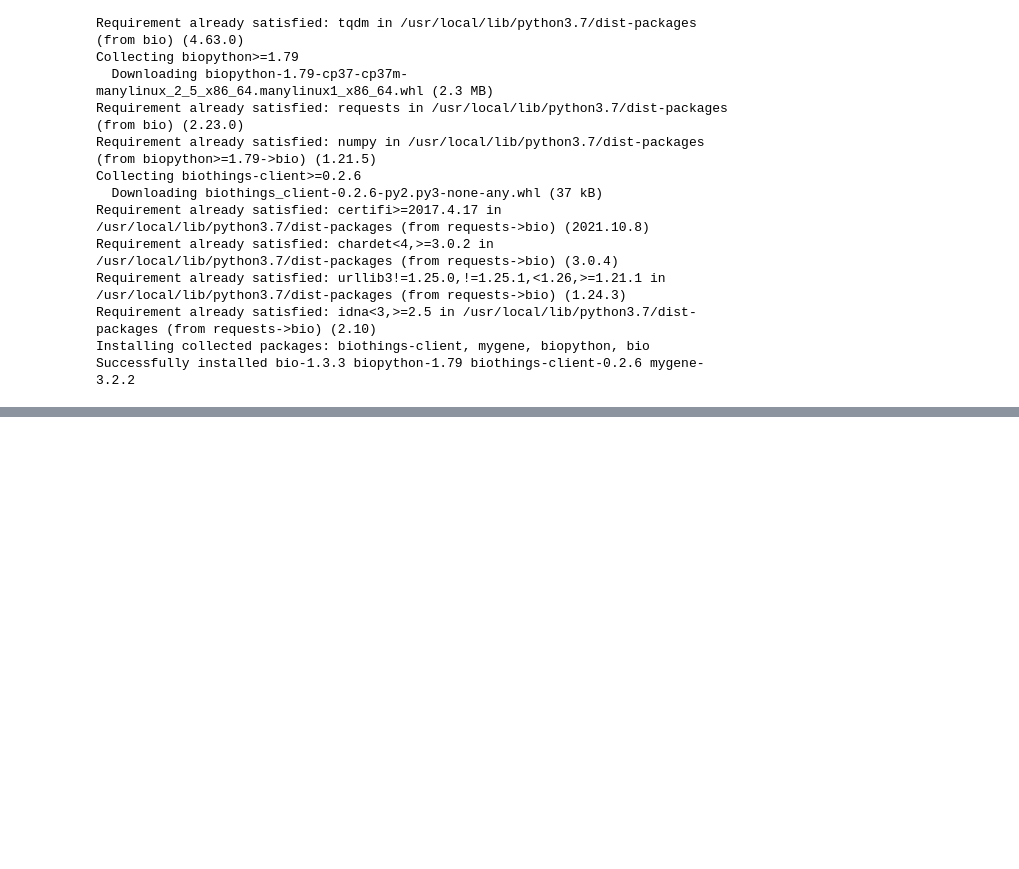
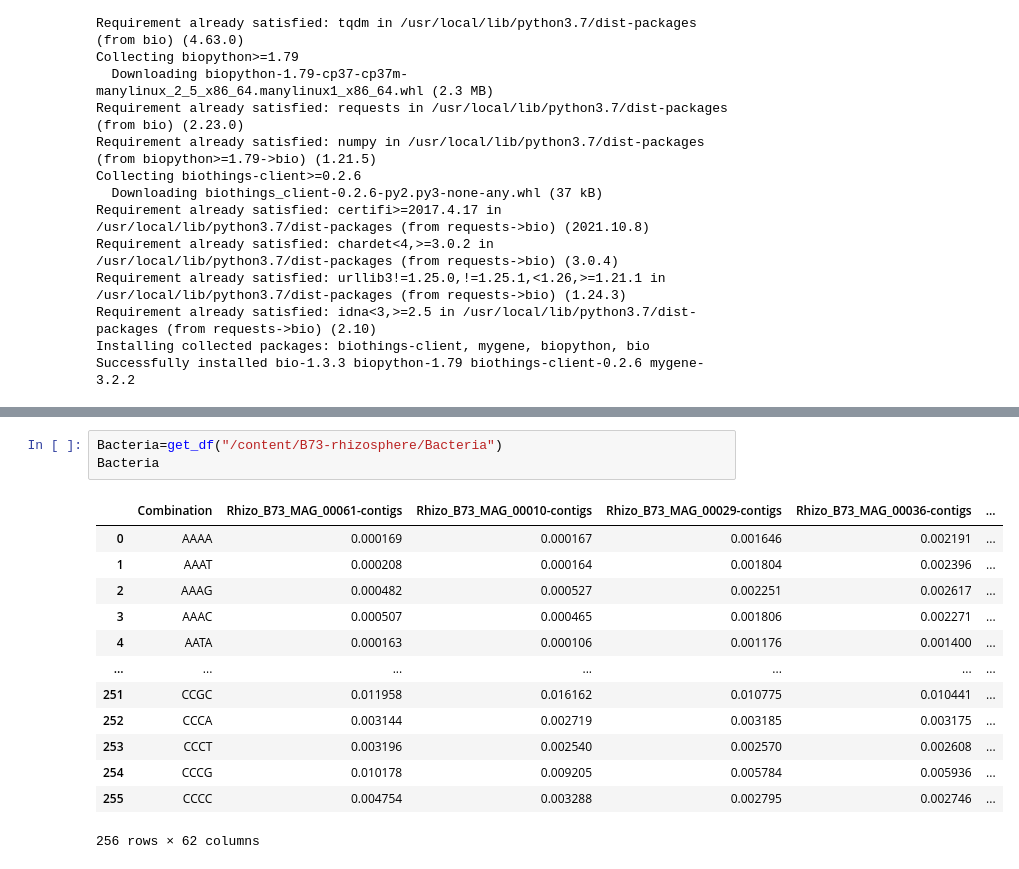
Before and after one commit to pyadav06/VirusHost, a Jupyter notebook: Tetranucleotide.ipynb, the cells around one changed output, grey strips where cells are left out. Saved outputs shown, nothing was run; the diff lists cells and outputs as text; blank space fills up the shorter version.

```diff
--- a/Tetranucleotide.ipynb
+++ b/Tetranucleotide.ipynb
@@ -105,0 +82,17 @@ Requirement already satisfied: idna<3,>=2.5 in /usr/local/lib/python3.7/dist-pac
+# %%
+Bacteria=get_df("/content/B73-rhizosphere/Bacteria")
+Bacteria
+# %% [output]
+|  | Combination | Rhizo_B73_MAG_00061-contigs | Rhizo_B73_MAG_00010-contigs | Rhizo_B73_MAG_00029-contigs | Rhizo_B73_MAG_00036-contigs | ... |
+| 0 | AAAA | 0.000169 | 0.000167 | 0.001646 | 0.002191 | ... |
+| 1 | AAAT | 0.000208 | 0.000164 | 0.001804 | 0.002396 | ... |
+| 2 | AAAG | 0.000482 | 0.000527 | 0.002251 | 0.002617 | ... |
+| 3 | AAAC | 0.000507 | 0.000465 | 0.001806 | 0.002271 | ... |
+| 4 | AATA | 0.000163 | 0.000106 | 0.001176 | 0.001400 | ... |
+| ... | ... | ... | ... | ... | ... | ... |
+| 251 | CCGC | 0.011958 | 0.016162 | 0.010775 | 0.010441 | ... |
+| 252 | CCCA | 0.003144 | 0.002719 | 0.003185 | 0.003175 | ... |
+| 253 | CCCT | 0.003196 | 0.002540 | 0.002570 | 0.002608 | ... |
+| 254 | CCCG | 0.010178 | 0.009205 | 0.005784 | 0.005936 | ... |
+| 255 | CCCC | 0.004754 | 0.003288 | 0.002795 | 0.002746 | ... |
+256 rows × 62 columns
```
Also changed, not shown: parts of 5 cells of this notebook.
